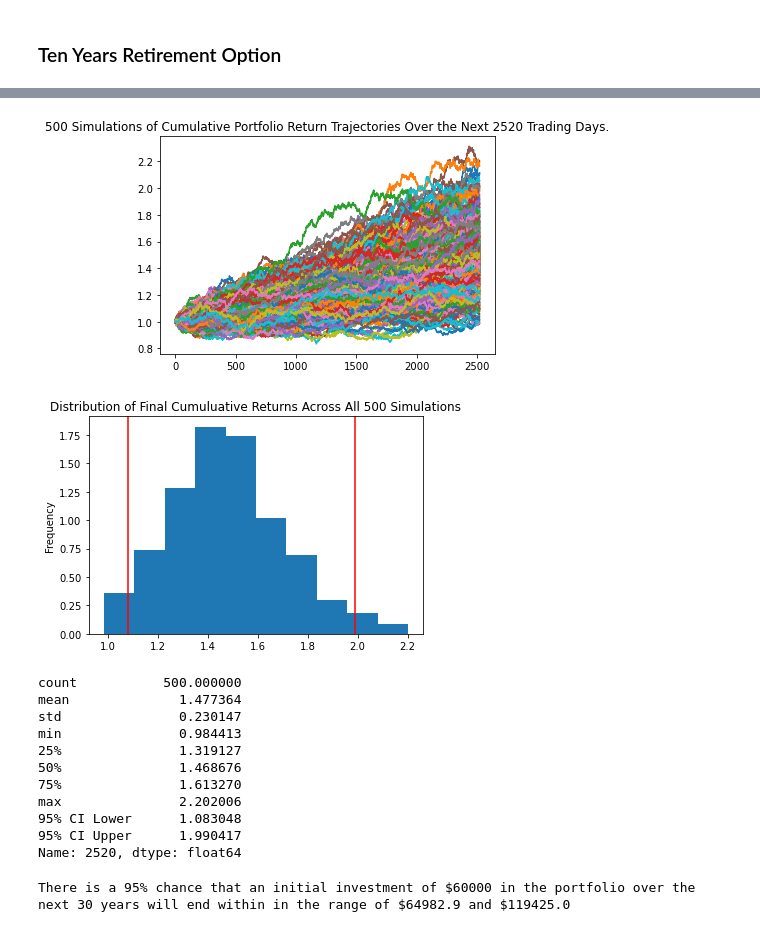
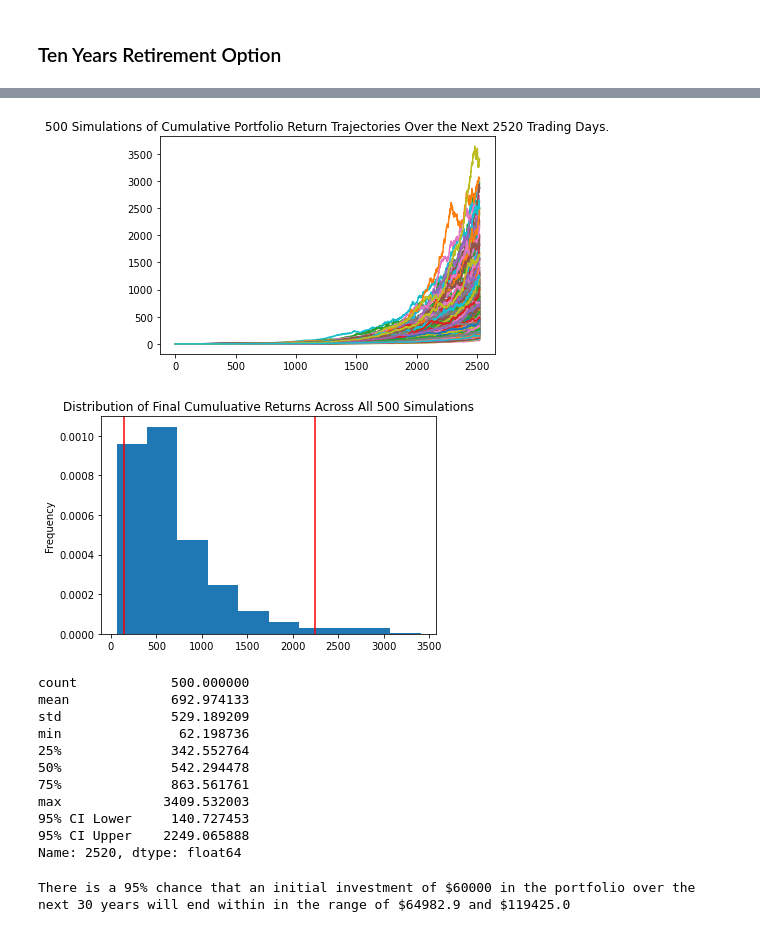
Before and after one commit to tabenny/financial_planning, a Jupyter notebook: financial-planner.ipynb, the cells around one changed output, grey strips where cells are left out. Cells and saved outputs as stored; diff of their text form; code cells hidden in the pictures.

```diff
--- a/financial-planner.ipynb
+++ b/financial-planner.ipynb
@@ -229,7 +229,15 @@ start_date = pd.Timestamp('2015-08-07', tz='America/New_York').isoformat()
 end_date = pd.Timestamp('2020-08-07', tz='America/New_York').isoformat()
 # %%
 # Get 5 years' worth of historical data for SPY and AGG
-# YOUR CODE HERE!
+df_stock_data = alpac_api.get_barset(
+    tickers,
+    "day",
+    start = start_date,
+    end = end_date
+).df
+
+#sort by index
+df_stock_data = df_stock_data.sort_index()
 
 # Display sample data
 df_stock_data.head()
@@ -435,3 +481,11 @@ There is a 95% chance that an initial investment of $60000 in the portfolio over
 # %% [markdown]
 ### Ten Years Retirement Option
+# %%
+# Configuring a Monte Carlo simulation to forecast 10 years cumulative returns
+MC_ten_year = MCSimulation(
+    portfolio_data = df_stock_data,
+    weights = [.40,.60],   #AGG has 40% weightage and SPY has 60% weightage
+    num_simulation = 500,
+    num_trading_days = 252*10  #252 is the total number of trading days in one year
+)
 # %%
@@ -474,30 +525,30 @@ Running Monte Carlo simulation number 490.
 # %%
 # Plot simulation outcomes
-# YOUR CODE HERE!
+mc_line_plot = MC_ten_year.plot_simulation()
 # %% [output]
-[figure, old version]
+[figure, new version]
 # %%
 # Plot probability distribution and confidence intervals
-# YOUR CODE HERE!
+mc_dist_plot = MC_ten_year.plot_distribution()
 # %% [output]
-[figure, old version]
+[figure, new version]
 # %%
 # Fetch summary statistics from the Monte Carlo simulation results
-# YOUR CODE HERE!
+ten_summary_stats = MC_ten_year.summarize_cumulative_return()
 
 # Print summary statistics
-# YOUR CODE HERE!
+print(ten_summary_stats)
 # %% [output]
-count           500.000000
-mean              1.477364
-std               0.230147
-min               0.984413
-25%               1.319127
-50%               1.468676
-75%               1.613270
-max               2.202006
-95% CI Lower      1.083048
-95% CI Upper      1.990417
+count            500.000000
+mean             692.974133
+std              529.189209
+min               62.198736
+25%              342.552764
+50%              542.294478
+75%              863.561761
+max             3409.532003
+95% CI Lower     140.727453
+95% CI Upper    2249.065888
 Name: 2520, dtype: float64
 # %%
 # Set initial investment
```
Also changed, not shown: parts of 24 cells of this notebook.
